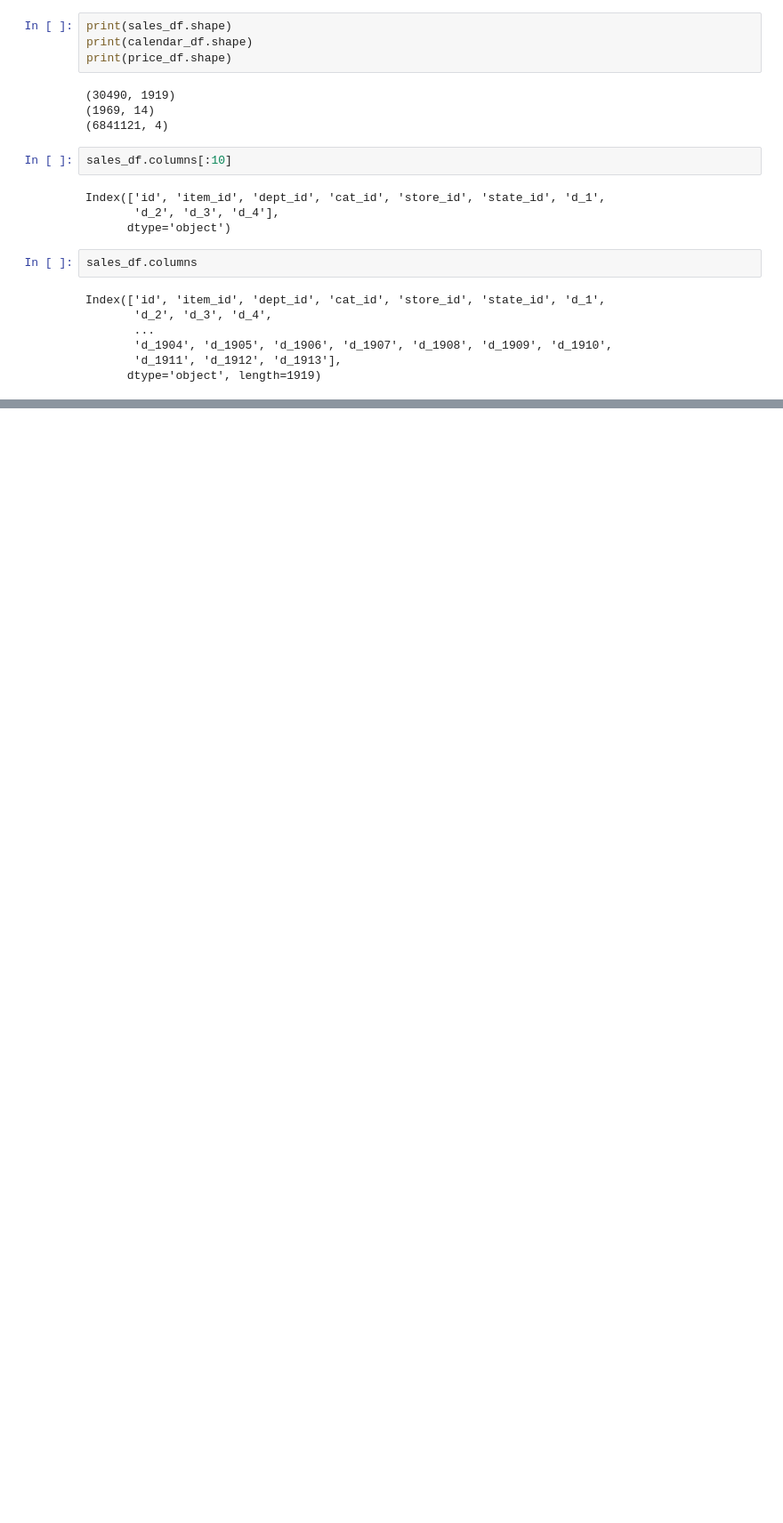
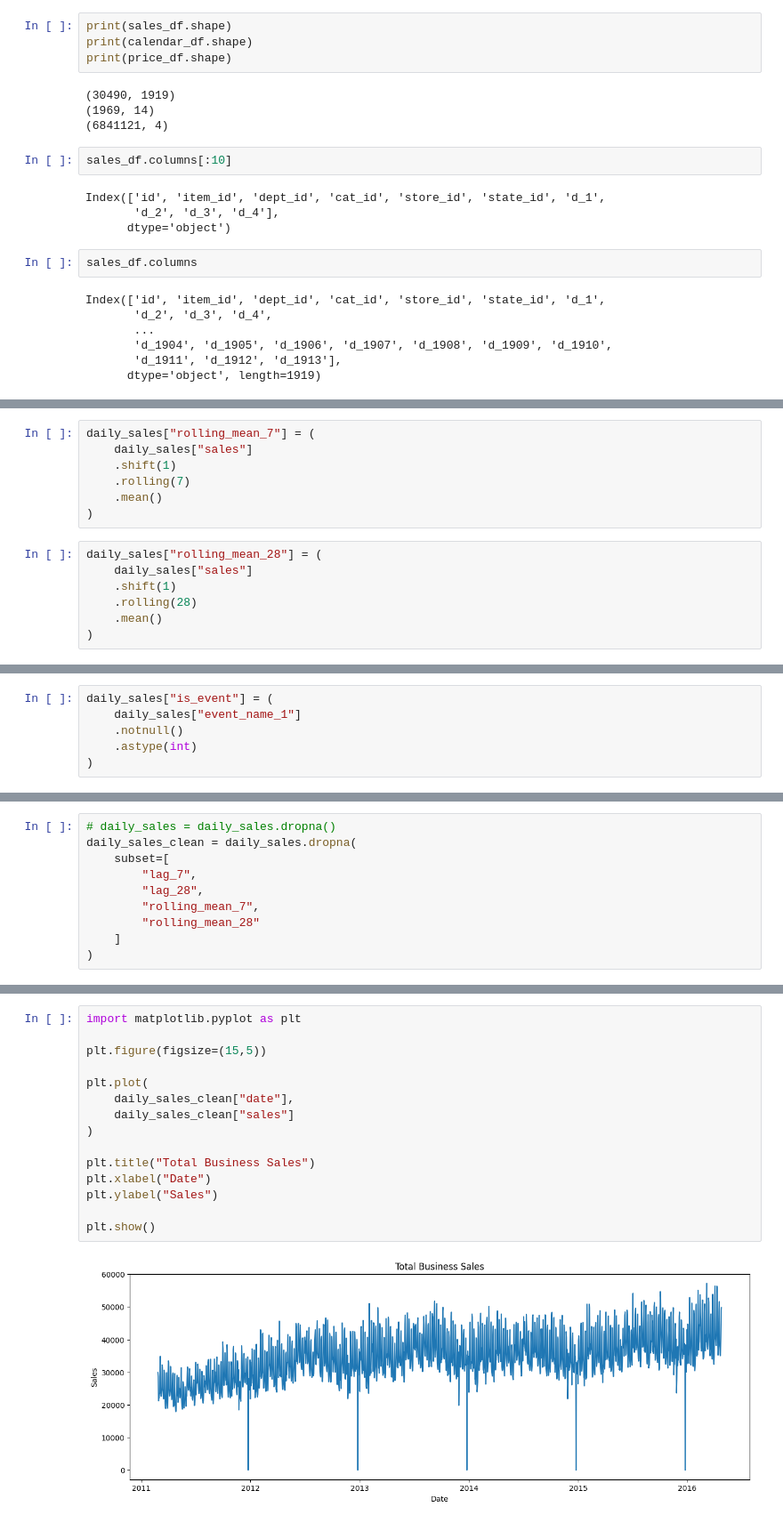
Before and after one commit to MeAbhishek09/NeuralRetail, a Jupyter notebook: notebooks/04_m5_data_preprocessing.ipynb, the cells around one changed output, grey strips where cells are left out. Shown at 89% size. Cells and saved outputs as stored; diff of their text form; blank space fills up the shorter version.

```diff
--- a/notebooks/04_m5_data_preprocessing.ipynb
+++ b/notebooks/04_m5_data_preprocessing.ipynb
@@ -84,0 +187,14 @@ melted_df = melted_df.merge(
+# %%
+daily_sales["rolling_mean_7"] = (
+    daily_sales["sales"]
+    .shift(1)
+    .rolling(7)
+    .mean()
+)
+# %%
+daily_sales["rolling_mean_28"] = (
+    daily_sales["sales"]
+    .shift(1)
+    .rolling(28)
+    .mean()
+)
@@ -84,0 +217,6 @@ melted_df = melted_df.merge(
+# %%
+daily_sales["is_event"] = (
+    daily_sales["event_name_1"]
+    .notnull()
+    .astype(int)
+)
@@ -84,0 +287,10 @@ melted_df = melted_df.merge(
+# %%
+# daily_sales = daily_sales.dropna()
+daily_sales_clean = daily_sales.dropna(
+    subset=[
+        "lag_7",
+        "lag_28",
+        "rolling_mean_7",
+        "rolling_mean_28"
+    ]
+)
@@ -84,0 +306,17 @@ melted_df = melted_df.merge(
+# %%
+import matplotlib.pyplot as plt
+
+plt.figure(figsize=(15,5))
+
+plt.plot(
+    daily_sales_clean["date"],
+    daily_sales_clean["sales"]
+)
+
+plt.title("Total Business Sales")
+plt.xlabel("Date")
+plt.ylabel("Sales")
+
+plt.show()
+# %% [output]
+[figure, added]
```
Also changed, not shown: parts of 33 cells of this notebook, 8 other files.
